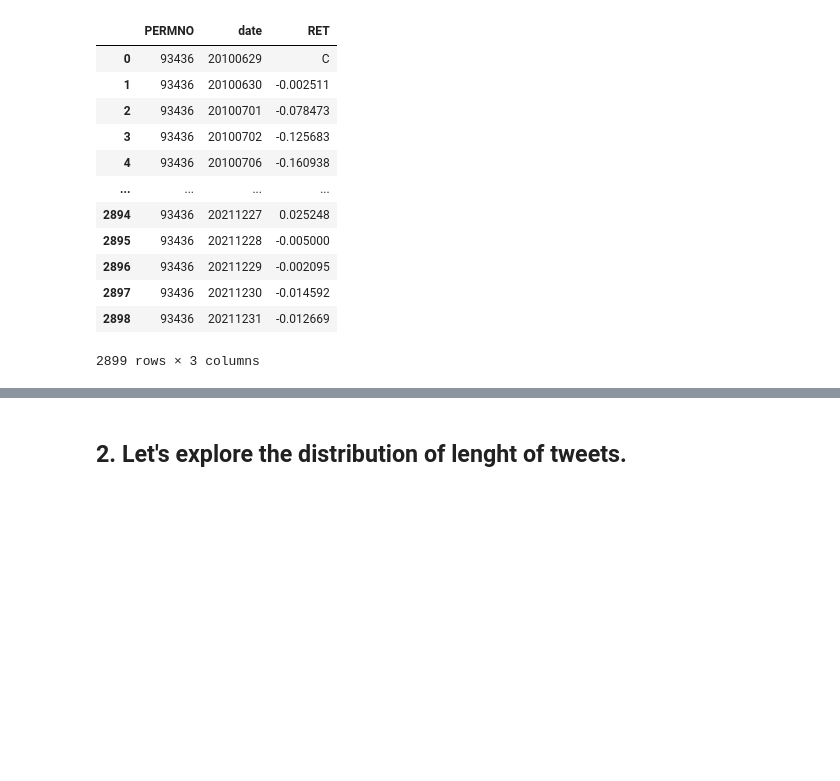
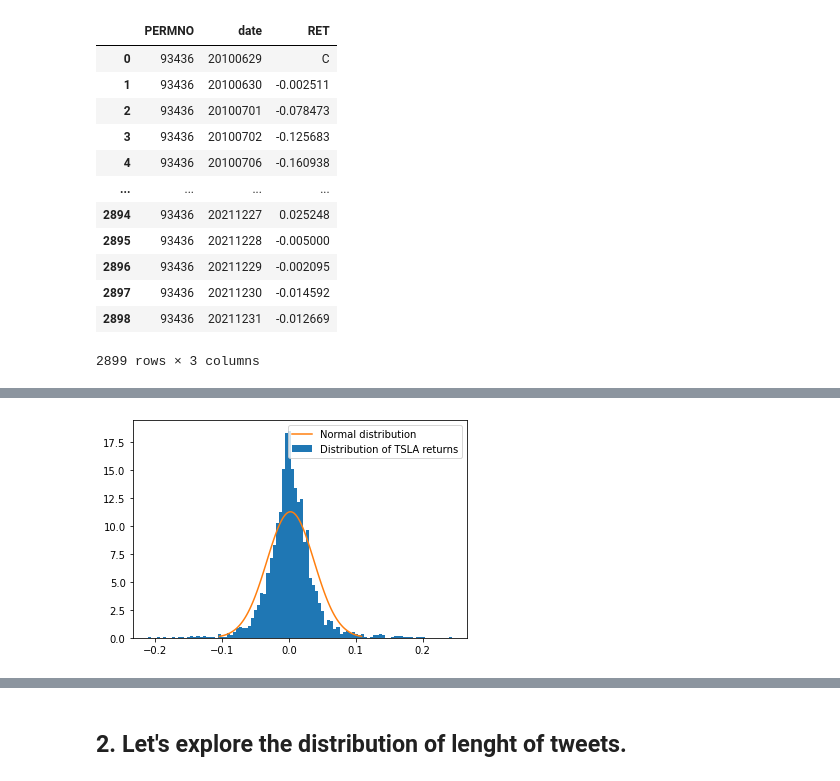
Before and after one commit to MauroLeidi/FinancialEconometrics, a Jupyter notebook: dataExploration.ipynb, the cells around one changed output, grey strips where cells are left out. Cells and saved outputs as stored; diff of their text form; code cells hidden in the pictures; blank space fills up the shorter version.

```diff
--- a/dataExploration.ipynb
+++ b/dataExploration.ipynb
@@ -42 +66,12 @@ plt.show()
+# %%
+values = tsla['RET'].drop(0).values.astype(float)
+plt.hist(values, bins=100, density = True, log = False, label = 'Distribution of TSLA returns')
+mu = values.mean()
+sigma = values.std()
+x = np.linspace(mu - 3*sigma, mu + 3*sigma, 100)
+plt.plot(x, stats.norm.pdf(x, mu, sigma), label = 'Normal distribution')
+plt.legend()
+plt.show()
+# %% [output]
+[figure, added]
 # %%
```
Also changed, not shown: parts of 23 cells of this notebook, 2 other files.
